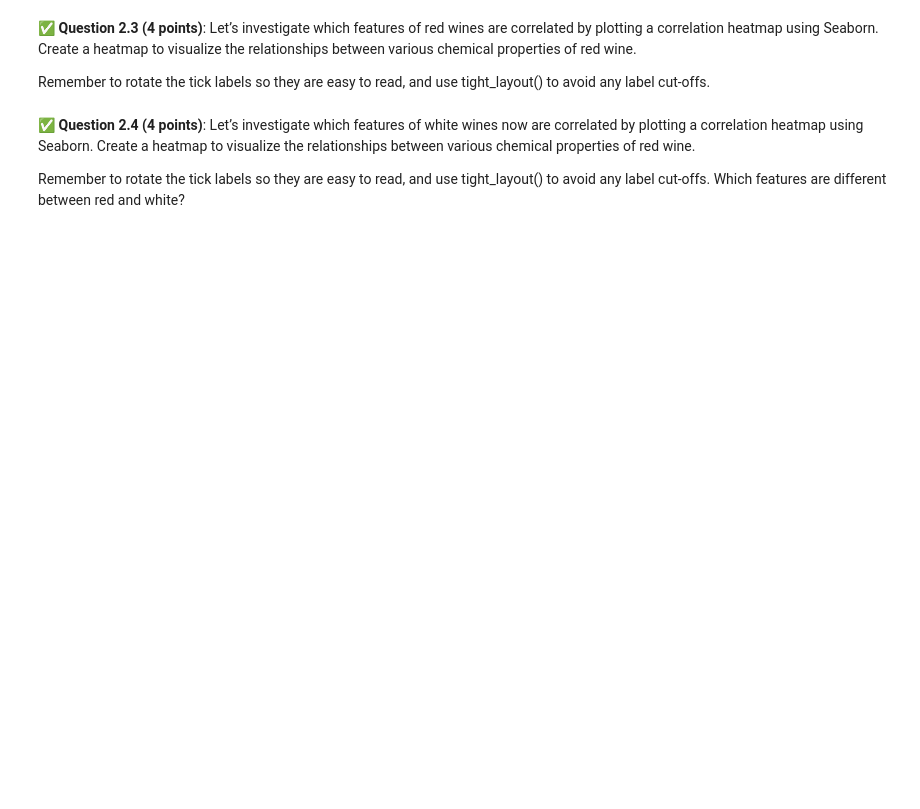
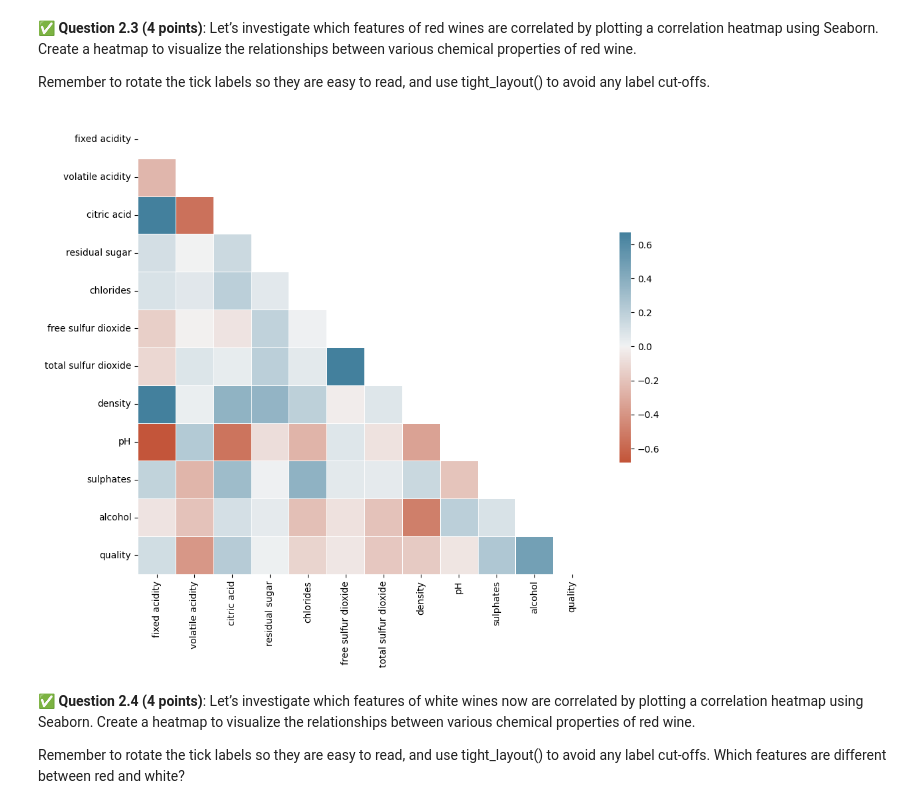
Before and after one commit to graysonslansky/CMSE202-f24-turnin, a Jupyter notebook: hw-03/HW-03_Regression-STUDENT.ipynb, the cells around one changed output. Saved outputs shown, nothing was run; the diff lists cells and outputs as text; code cells hidden in the pictures; blank space fills up the shorter version.

```diff
--- a/hw-03/HW-03_Regression-STUDENT.ipynb
+++ b/hw-03/HW-03_Regression-STUDENT.ipynb
@@ -73,0 +76,7 @@ https://archive.ics.uci.edu/ml/machine-learning-databases/wine-quality/winequali
+# %%
+# Put your code here
+import pandas as pd
+red = pd.read_csv("winequality-red.csv",sep=';')
+white = pd.read_csv("winequality-white.csv",sep=';')
+print(red)
+print(white)
@@ -80,3 +105,16 @@ Remember to rotate the tick labels so they are easy to read, and use tight_layou
+# %%
+# Put your code here
+import numpy as np
+import seaborn as sns
+import matplotlib.pyplot as plt
+red_corr = red.corr()
+mask = np.triu(np.ones_like(red_corr,dtype=bool))
+f,ax = plt.subplots(figsize=(11,9))
+cmap = sns.diverging_palette(20,230,as_cmap=True)
+sns.heatmap(red_corr,mask=mask,cmap=cmap,center=0,square=True,linewidths=.5,cbar_kws={'shrink': .5})
+plt.show()
+# %% [output]
+[figure, added]
 # %% [markdown]
 &#9989;  **Question 2.4 (4 points)**: Let’s investigate which features of white wines now are correlated by plotting a correlation heatmap using Seaborn. Create a heatmap to visualize the relationships between various chemical properties of red wine.
 
```
Also changed, not shown: parts of 6 cells of this notebook.
